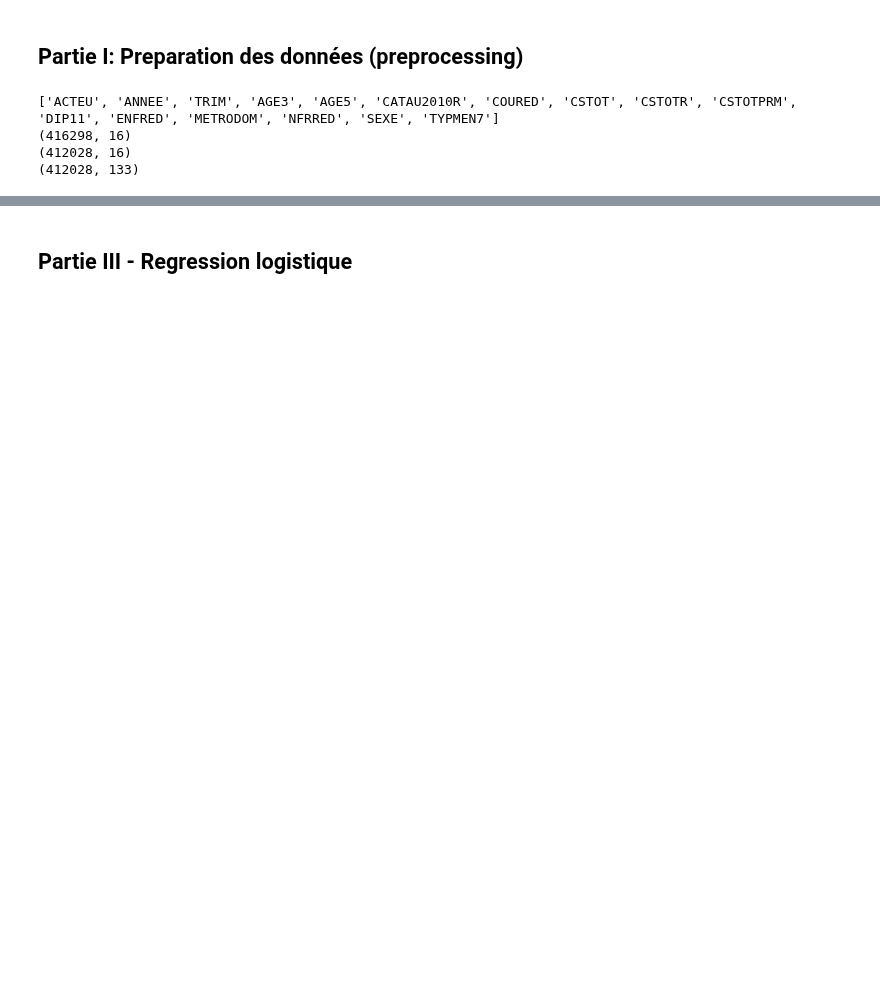
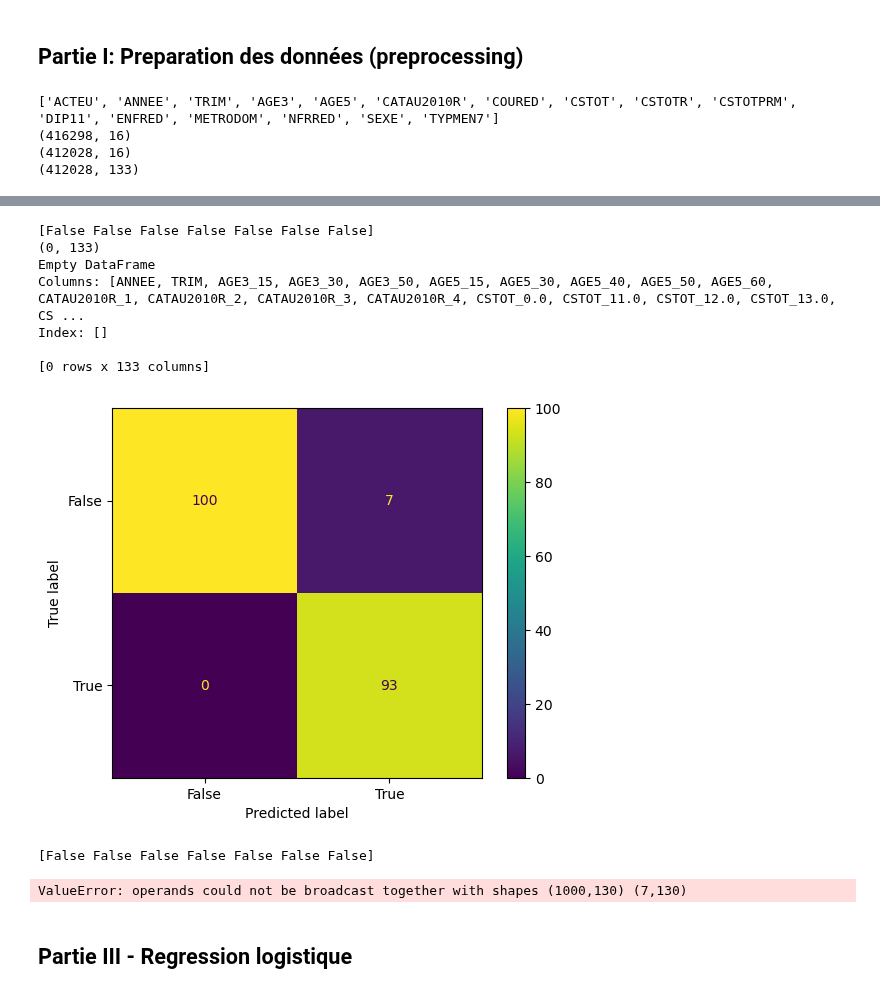
Before and after one commit to Alexis-Barrau/python_ensae, a Jupyter notebook: Scripts/Script first analysis.ipynb, the cells around one changed output, grey strips where cells are left out. Drawn from its saved outputs; the diff is of its cells as text; code cells hidden in the pictures; blank space fills up the shorter version.

```diff
--- a/Scripts/Script first analysis.ipynb
+++ b/Scripts/Script first analysis.ipynb
@@ -193,3 +237,35 @@ plt.show()
+# %%
+clf = SVC( C=1)
+clf.fit(X_train, y_train)
+y_pred = clf.predict(X_test)
+
+
+cm= confusion_matrix(y_test, y_pred)
+disp = ConfusionMatrixDisplay(
+            confusion_matrix=cm,
+            display_labels=clf.classes_
+       )
+disp.plot()
+# %% [output]
+[False False False False False False False]
+(0, 133)
+Empty DataFrame
+Columns: [ANNEE, TRIM, AGE3_15, AGE3_30, AGE3_50, AGE5_15, AGE5_30, AGE5_40, AGE5_50, AGE5_60, CATAU2010R_1, CATAU2010R_2, CATAU2010R_3, CATAU2010R_4, CSTOT_0.0, CSTOT_11.0, CSTOT_12.0, CSTOT_13.0, CS ...
+Index: []
+
+[0 rows x 133 columns]
+[figure, added]
+# %%
+misclassified_indices = np.where(y_test != y_pred)[0]
+
+# 7 personnes préditent comme des actifs occupés alors qu'ils sont inactifs/chomeurs / 0 personnes préditent pas actif occupés alors qu'ils le sont
+print(y_test[misclassified_indices])
+
+
+# ATTENTION -> est ce qu'on veut regarder si c'est des chomeurs ou des inactifs?
+# %% [output]
+[False False False False False False False]
+ValueError: operands could not be broadcast together with shapes (1000,130) (7,130)
 # %% [markdown]
 ## Partie III - Regression logistique
 # %%
```
Also changed, not shown: parts of 19 cells of this notebook.
